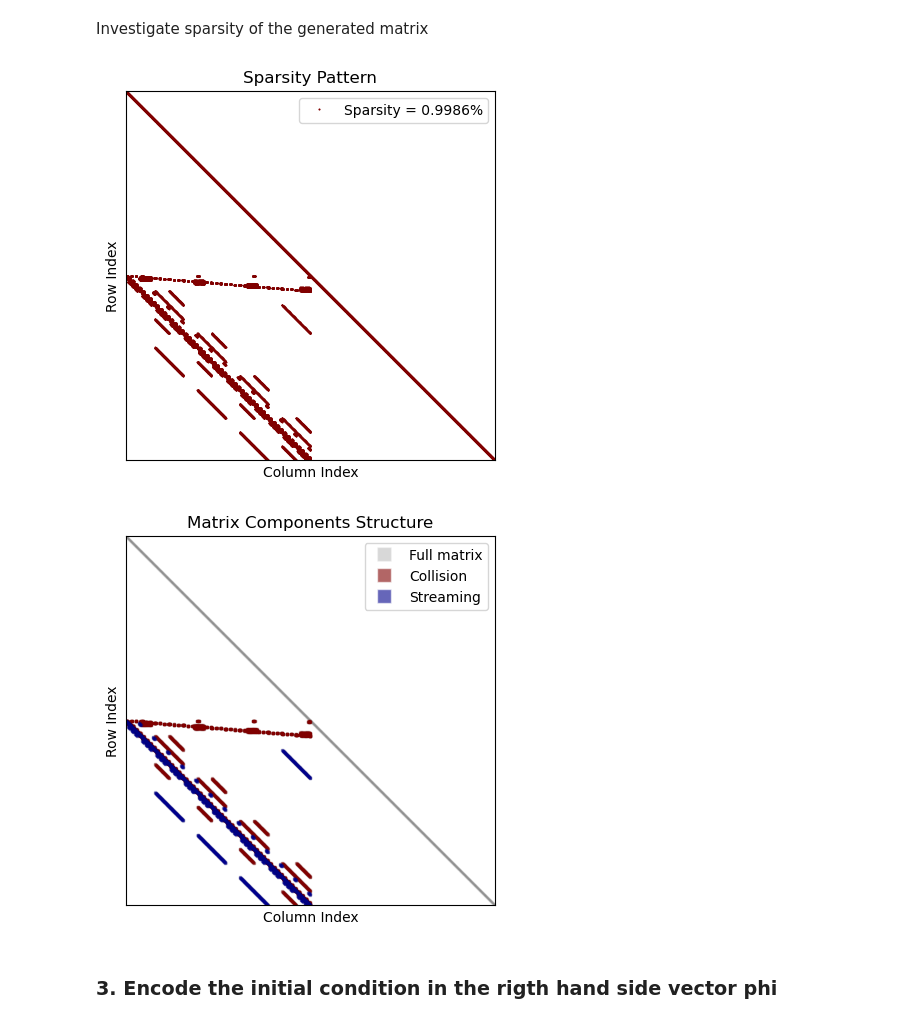
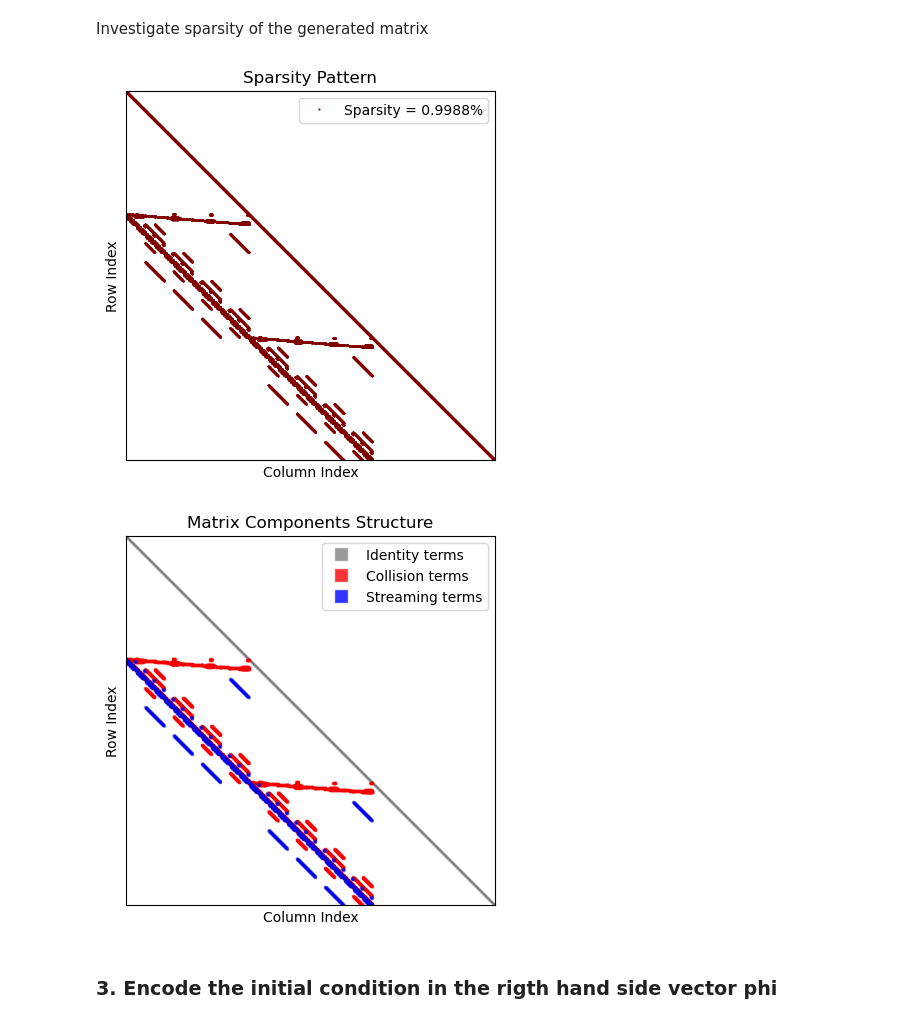
Before and after one commit to petr-ivashkov/quantech-swe-qlss, a Jupyter notebook: Full_Classical_Code.ipynb, the cells around one changed output. Cells and saved outputs as stored; diff of their text form; code cells hidden in the pictures.

Commit message:
upd strucutre plot

```diff
--- a/Full_Classical_Code.ipynb
+++ b/Full_Classical_Code.ipynb
@@ -295,7 +295,7 @@ N_grid = 4
 h_init = [1,1,1.01,1.01]
 u_init = [0,0,0,0]
 
-time_steps = range(1, 3)
+time_steps = range(1, 4)
 condition_numbers = []
 
 # Loop over different numbers of time steps
@@ -344,43 +344,46 @@ plt.yticks([])
 plt.legend()
 plt.show()
 # %% [output]
-[figure, old version]
+[figure, new version]
 # %%
 # Create zero matrices of the same size as Lin_Euler_Matrix
 Cc_embedded = np.zeros_like(Lin_Euler_Matrix)
 Cs_embedded = np.zeros_like(Lin_Euler_Matrix)
 
 # Embed Cc and Cs into their respective positions in each block
 block_size = CL_LBE_Matrix.shape[0]
 n_blocks = Lin_Euler_Matrix.shape[0] // block_size
 
-Cc_embedded[block_size-1:-1, 0:block_size] = Cc
-Cs_embedded[block_size-1:-1, 0:block_size] = Cs
+Cc_embedded[block_size:2*block_size, 0:block_size] = Cc
+Cs_embedded[block_size:2*block_size, 0:block_size] = Cs
+
+Cc_embedded[2*block_size-1:-1, block_size:2*block_size] = Cc
+Cs_embedded[2*block_size-1:-1, block_size:2*block_size] = Cs
 
 # Plot the components
 plt.spy(Lin_Euler_Matrix, markersize=1, color='gray', alpha=0.05)
-plt.spy(Cc_embedded, markersize=1.5, color='maroon', alpha=0.1)
-plt.spy(Cs_embedded, markersize=1.5, color='darkblue', alpha=0.1)
+plt.spy(Cc_embedded, markersize=1.5, color='red', alpha=0.1)
+plt.spy(Cs_embedded, markersize=1.5, color='blue', alpha=0.05)
 
 plt.title("Matrix Components Structure")
 plt.xlabel("Column Index")
 plt.ylabel("Row Index")
 
 # Remove axis ticks
 plt.xticks([])
 plt.yticks([])
 
 legend_elements = [
-    plt.Line2D([0], [0], marker='s', color='w', markerfacecolor='gray', markersize=10, alpha=0.3, label='Full matrix'),
-    plt.Line2D([0], [0], marker='s', color='w', markerfacecolor='maroon', markersize=10, alpha=0.6, label='Collision'),
-    plt.Line2D([0], [0], marker='s', color='w', markerfacecolor='darkblue', markersize=10, alpha=0.6, label='Streaming')
+    plt.Line2D([0], [0], marker='s', color='w', markerfacecolor='gray', markersize=10, alpha=0.8, label='Identity terms'),
+    plt.Line2D([0], [0], marker='s', color='w', markerfacecolor='red', markersize=10, alpha=0.8, label='Collision terms'),
+    plt.Line2D([0], [0], marker='s', color='w', markerfacecolor='blue', markersize=10, alpha=0.8, label='Streaming terms')
 ]
 plt.legend(handles=legend_elements)
 
 
 plt.show()
 # %% [output]
-[figure, old version]
+[figure, new version]
 # %% [markdown]
 ### 3. Encode the initial condition in the rigth hand side vector phi
 # %%
```
Also changed, not shown: parts of 1 cell of this notebook, 1 other file.
